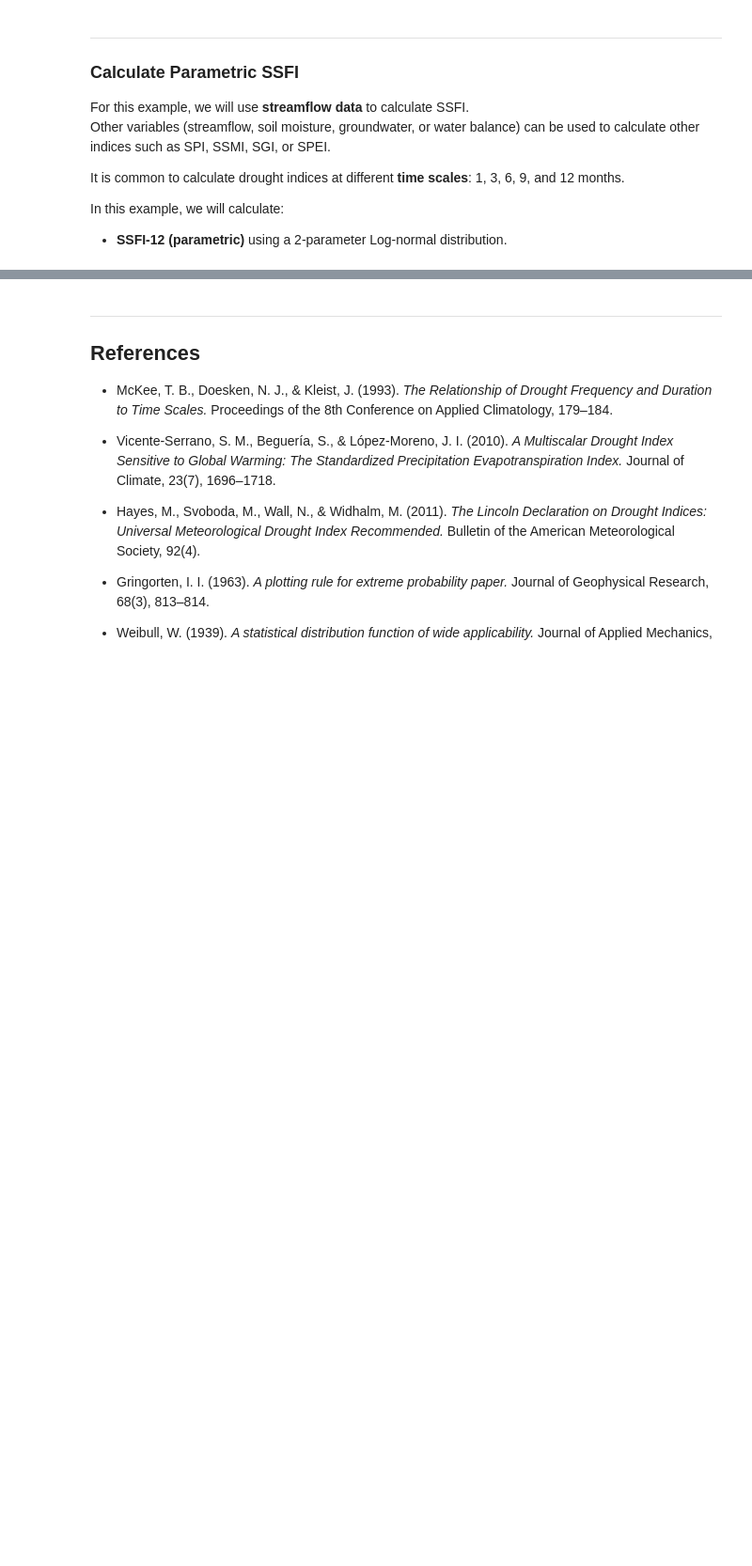
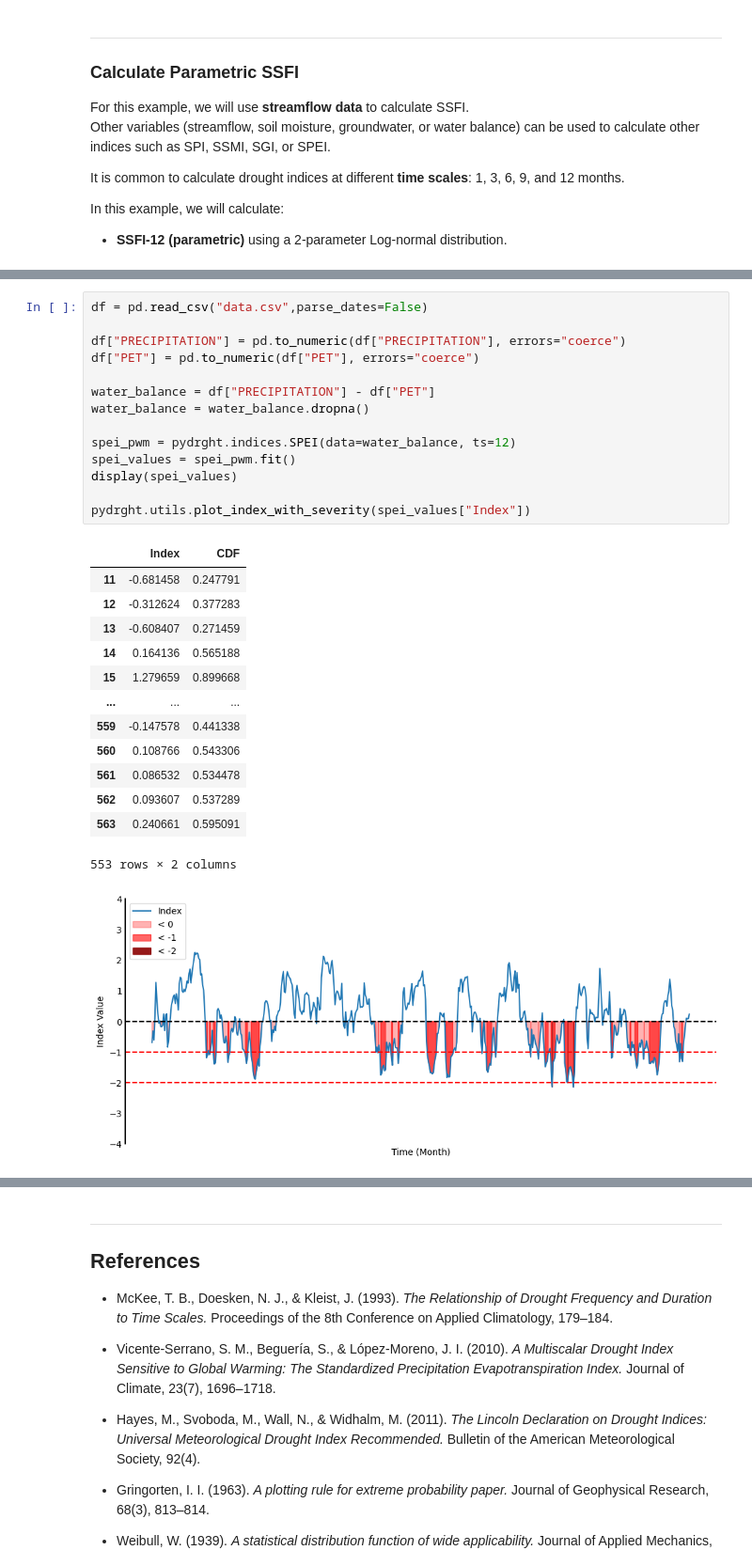
Before and after one commit to TerziTB/PyDRGHT, a Jupyter notebook: examples/example_SI.ipynb, the cells around one changed output, grey strips where cells are left out. Shown: that part at 94% size. Saved outputs shown, nothing was run; the diff lists cells and outputs as text; blank space fills up the shorter version.

Commit message:
Added examples of subclasses SPEI, SSMI

```diff
--- a/examples/example_SI.ipynb
+++ b/examples/example_SI.ipynb
@@ -160,0 +186,29 @@ display(ssfi_12_param.head())
+# %%
+df = pd.read_csv("data.csv",parse_dates=False)
+
+df["PRECIPITATION"] = pd.to_numeric(df["PRECIPITATION"], errors="coerce")
+df["PET"] = pd.to_numeric(df["PET"], errors="coerce")
+
+water_balance = df["PRECIPITATION"] - df["PET"]
+water_balance = water_balance.dropna()
+
+spei_pwm = pydrght.indices.SPEI(data=water_balance, ts=12)
+spei_values = spei_pwm.fit()
+display(spei_values)
+
+pydrght.utils.plot_index_with_severity(spei_values["Index"])
+# %% [output]
+|  | Index | CDF |
+| 11 | -0.681458 | 0.247791 |
+| 12 | -0.312624 | 0.377283 |
+| 13 | -0.608407 | 0.271459 |
+| 14 | 0.164136 | 0.565188 |
+| 15 | 1.279659 | 0.899668 |
+| ... | ... | ... |
+| 559 | -0.147578 | 0.441338 |
+| 560 | 0.108766 | 0.543306 |
+| 561 | 0.086532 | 0.534478 |
+| 562 | 0.093607 | 0.537289 |
+| 563 | 0.240661 | 0.595091 |
+553 rows × 2 columns
+[figure, added]
```
Also changed, not shown: parts of 7 cells of this notebook.
